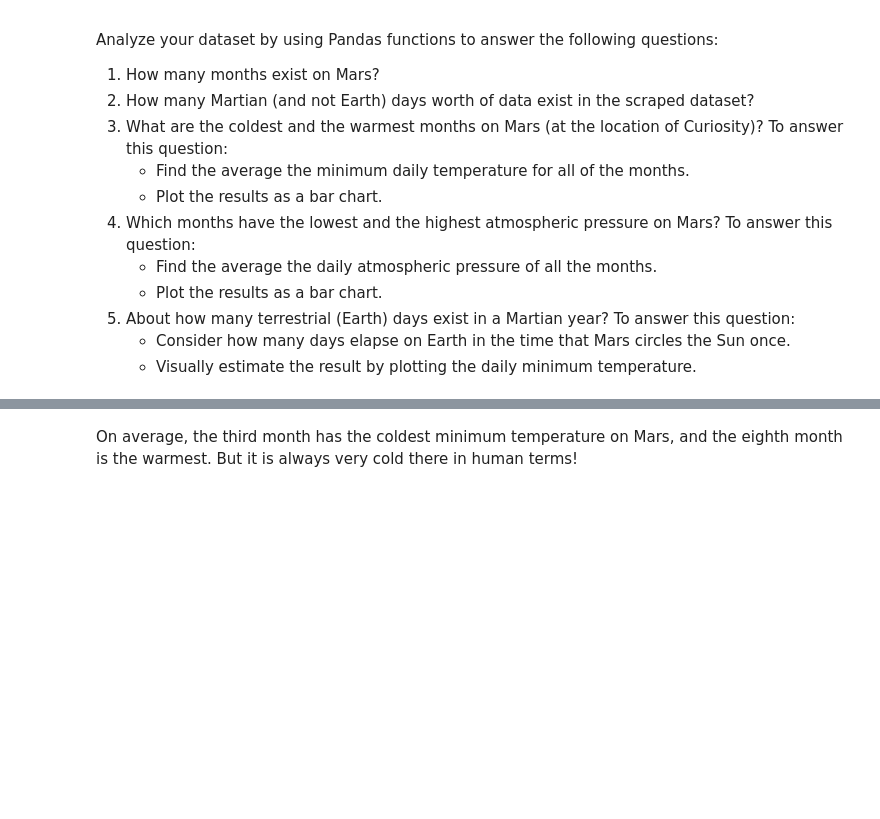
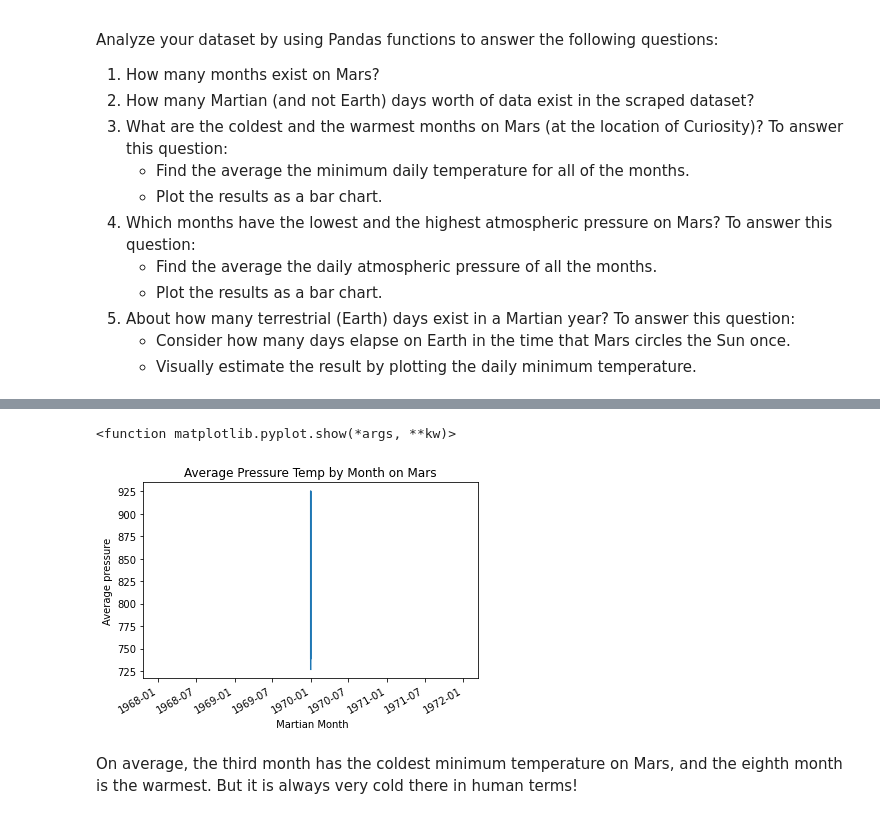
Before and after one commit to baileykayla953/DataCollection, a Jupyter notebook: Starter_Code/part_2_mars_weather.ipynb, the cells around one changed output, grey strips where cells are left out. Drawn from its saved outputs; the diff is of its cells as text; code cells hidden in the pictures; blank space fills up the shorter version.

```diff
--- a/Starter_Code/part_2_mars_weather.ipynb
+++ b/Starter_Code/part_2_mars_weather.ipynb
@@ -122,2 +270,5 @@ Analyze your dataset by using Pandas functions to answer the following questions
 # %%
 # 4. Average pressure by Martian month
+average_pressure=mars_df.groupby(['sol']).mean()['pressure']
+
+average_pressure
@@ -126,3 +289,13 @@ Analyze your dataset by using Pandas functions to answer the following questions
+# %%
+# Plot the average pressure by month
+average_pressure.plot()
+plt.title("Average Pressure Temp by Month on Mars")
+plt.ylabel('Average pressure')
+plt.xlabel(' Martian Month')
+plt.show
+# %% [output]
+<function matplotlib.pyplot.show(*args, **kw)>
+[figure, added]
 # %%
 # 5. How many terrestrial (earth) days are there in a Martian year?
 # %% [markdown]
```
Also changed, not shown: parts of 17 cells of this notebook.
